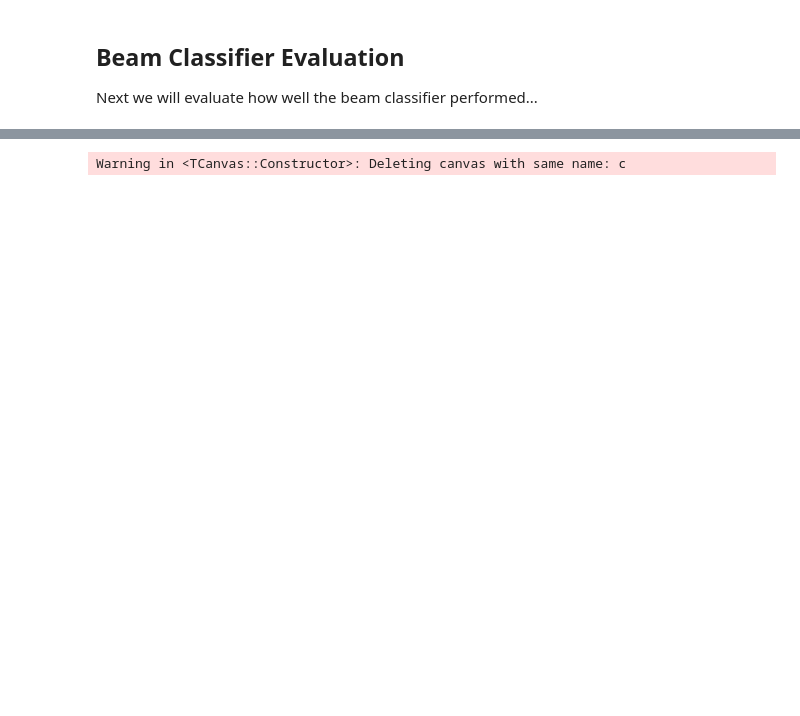
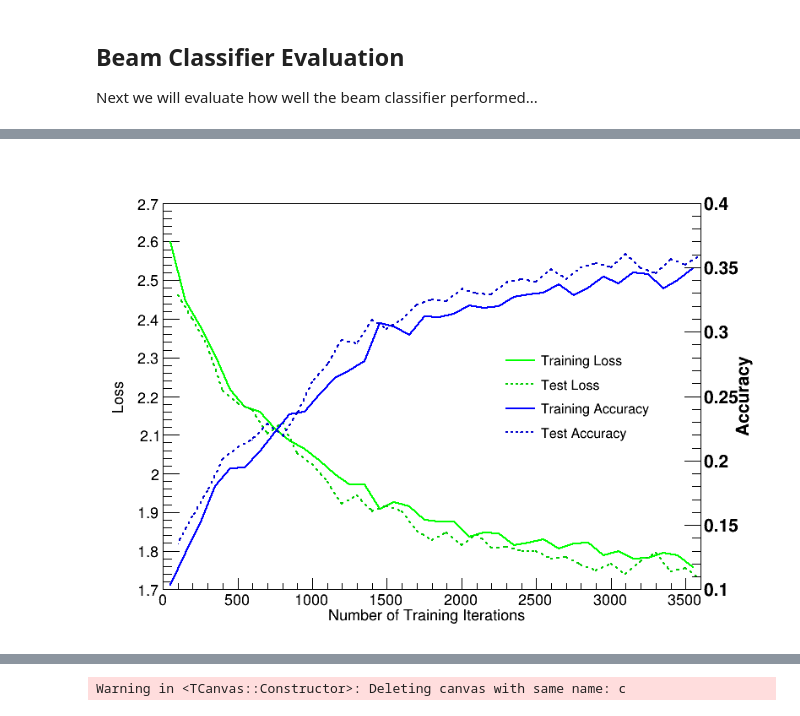
Before and after one commit to chipsneutrino/chips-net, a Jupyter notebook: evaluate.ipynb, the cells around one changed output, grey strips where cells are left out. Drawn from its saved outputs; the diff is of its cells as text; code cells hidden in the pictures; blank space fills up the shorter version.

Commit message:
feat: you can now define how long an 'epoch' is, this is useful to record loss/accuracy more often for the new plot in the evaluation notebook

```diff
--- a/evaluate.ipynb
+++ b/evaluate.ipynb
@@ -225,3 +326,7 @@ Next we will evaluate how well the beam classifier performed...
+# %%
+c.Draw()
+# %% [output]
+[figure, added]
 # %%
 # Plot the 'nuel_score' with the cuts applied and normalised per event type
 nuel_hists, leg = evaluator.combined_cat_plot('nuel_score', 50, 0, 1, 0, 0.1, 'norm', True, True)
```
Also changed, not shown: parts of 23 cells of this notebook, 6 other files.
